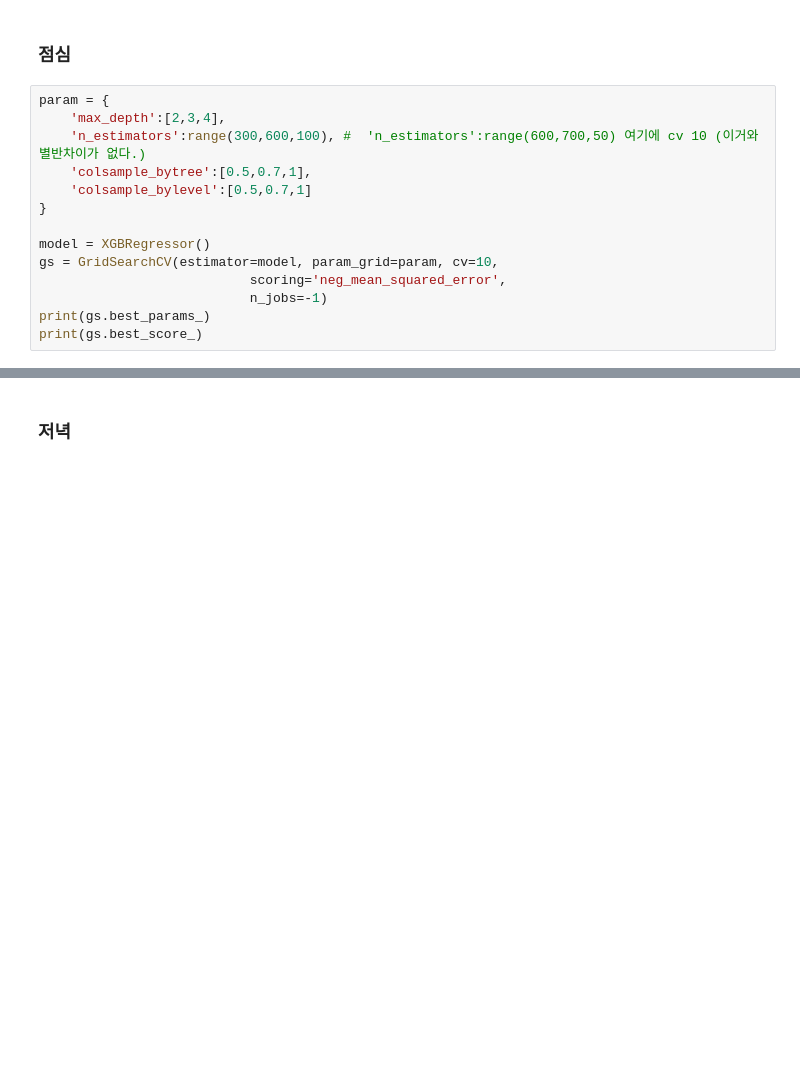
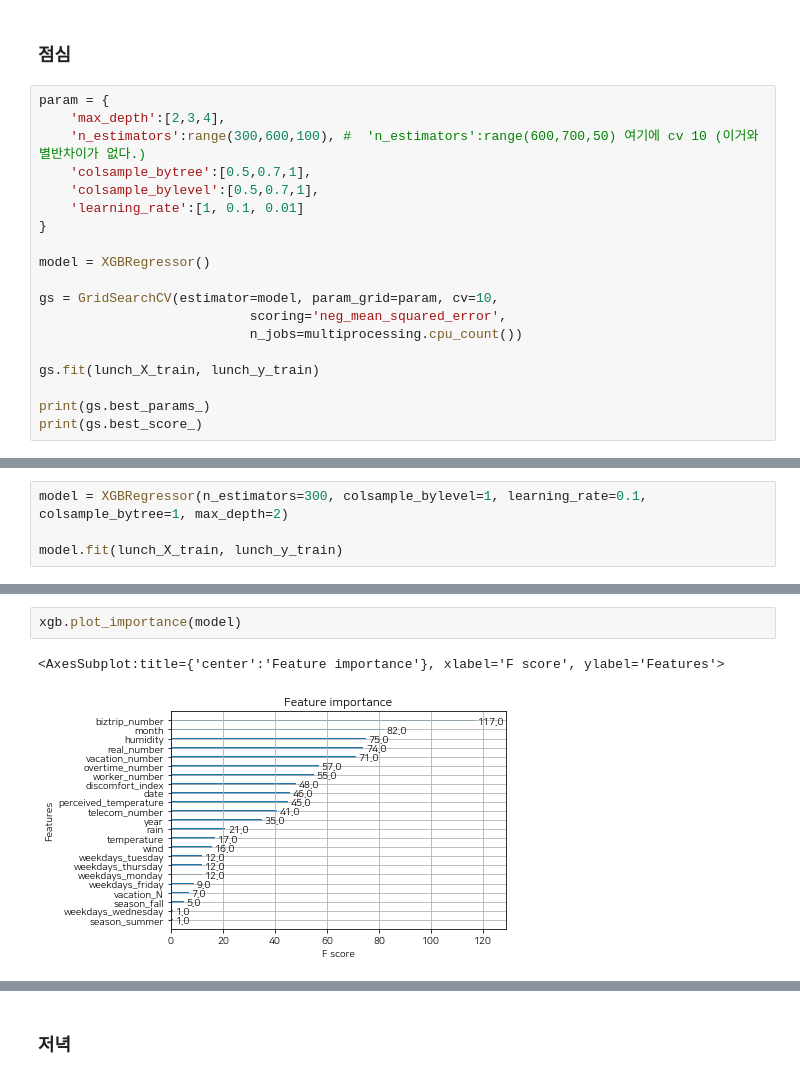
Before and after one commit to obilige/Team3, a Jupyter notebook: team/jeong/jaehoon_ML.ipynb, the cells around one changed output, grey strips where cells are left out. Cells and saved outputs as stored; diff of their text form; blank space fills up the shorter version.

```diff
--- a/team/jeong/jaehoon_ML.ipynb
+++ b/team/jeong/jaehoon_ML.ipynb
@@ -250,12 +250,17 @@ param = {
     'max_depth':[2,3,4],
     'n_estimators':range(300,600,100), #  'n_estimators':range(600,700,50) 여기에 cv 10 (이거와 별반차이가 없다.)
     'colsample_bytree':[0.5,0.7,1],
-    'colsample_bylevel':[0.5,0.7,1]
+    'colsample_bylevel':[0.5,0.7,1],
+    'learning_rate':[1, 0.1, 0.01]
 }
 
 model = XGBRegressor()
+
 gs = GridSearchCV(estimator=model, param_grid=param, cv=10,
                            scoring='neg_mean_squared_error',
-                           n_jobs=-1)
+                           n_jobs=multiprocessing.cpu_count())
+
+gs.fit(lunch_X_train, lunch_y_train)
+
 print(gs.best_params_)
 print(gs.best_score_)
@@ -287,0 +267,4 @@ Stack trace:
+# %%
+model = XGBRegressor(n_estimators=300, colsample_bylevel=1, learning_rate=0.1, colsample_bytree=1, max_depth=2)
+
+model.fit(lunch_X_train, lunch_y_train)
@@ -287,0 +281,5 @@ Stack trace:
+# %%
+xgb.plot_importance(model)
+# %% [output]
+<AxesSubplot:title={'center':'Feature importance'}, xlabel='F score', ylabel='Features'>
+[figure, added]
```
Also changed, not shown: parts of 27 cells of this notebook, 9 other files.
